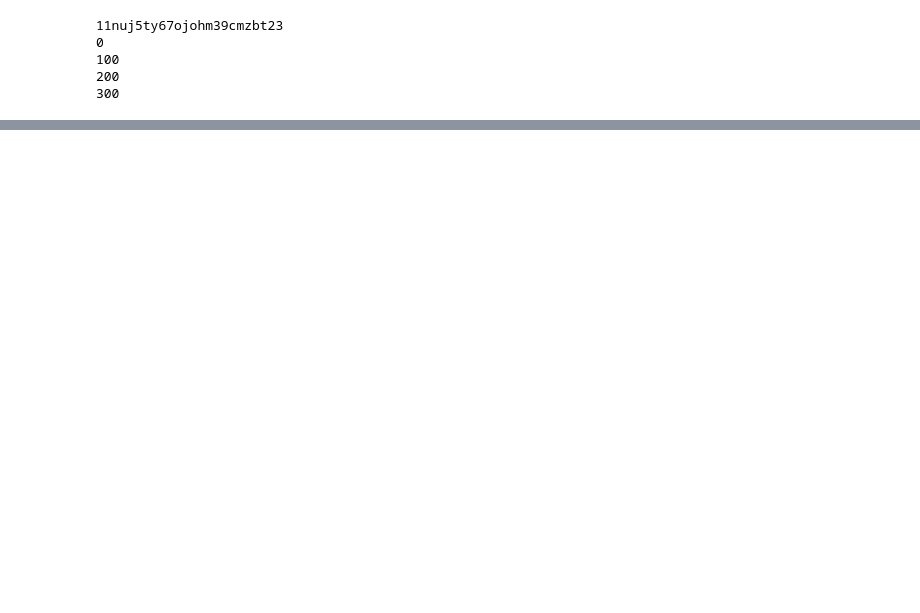
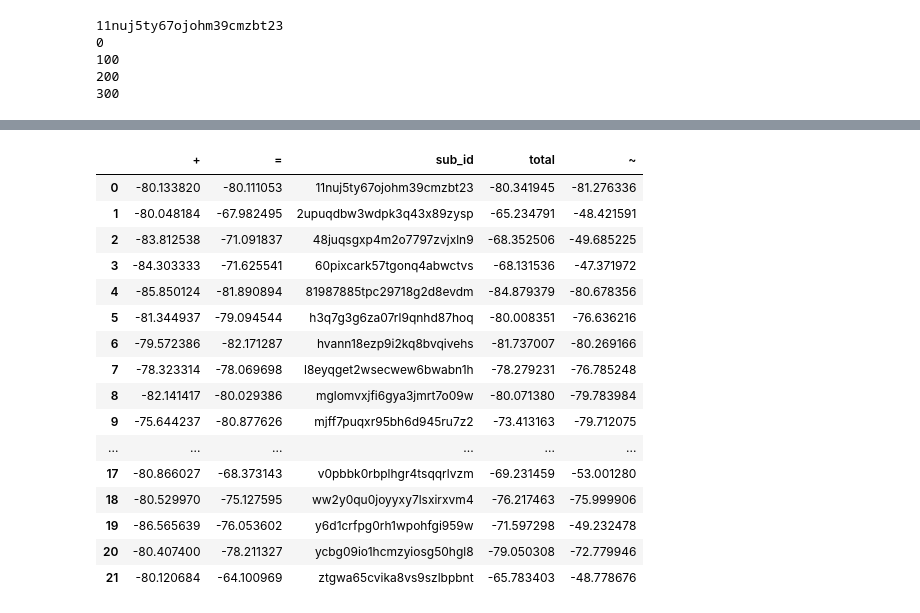
Before and after one commit to NIMH-MLT/SUPREME, a Jupyter notebook: Analysis/Flanker/dev_post_preds.ipynb, the cells around one changed output, grey strips where cells are left out. Cells and saved outputs as stored; diff of their text form; code cells hidden in the pictures; blank space fills up the shorter version.

```diff
--- a/Analysis/Flanker/dev_post_preds.ipynb
+++ b/Analysis/Flanker/dev_post_preds.ipynb
@@ -248,0 +181,3 @@ ppres = pd.DataFrame(ppres)
+# %%
+all_map_scores_df = pd.DataFrame(all_map_scores)
+all_map_scores_df.to_csv('/cogmood/data/derivatives/model_res/map_scores.tsv', index=None, sep='\t')
@@ -248,0 +204,20 @@ ppres = pd.DataFrame(ppres)
+# %%
+all_map_scores_df
+# %% [output]
+|  | + | = | sub_id | total | ~ |
+| 0 | -80.133820 | -80.111053 | 11nuj5ty67ojohm39cmzbt23 | -80.341945 | -81.276336 |
+| 1 | -80.048184 | -67.982495 | 2upuqdbw3wdpk3q43x89zysp | -65.234791 | -48.421591 |
+| 2 | -83.812538 | -71.091837 | 48juqsgxp4m2o7797zvjxln9 | -68.352506 | -49.685225 |
+| 3 | -84.303333 | -71.625541 | 60pixcark57tgonq4abwctvs | -68.131536 | -47.371972 |
+| 4 | -85.850124 | -81.890894 | 81987885tpc29718g2d8evdm | -84.879379 | -80.678356 |
+| 5 | -81.344937 | -79.094544 | h3q7g3g6za07rl9qnhd87hoq | -80.008351 | -76.636216 |
+| 6 | -79.572386 | -82.171287 | hvann18ezp9i2kq8bvqivehs | -81.737007 | -80.269166 |
+| 7 | -78.323314 | -78.069698 | l8eyqget2wsecwew6bwabn1h | -78.279231 | -76.785248 |
+| 8 | -82.141417 | -80.029386 | mglomvxjfi6gya3jmrt7o09w | -80.071380 | -79.783984 |
+| 9 | -75.644237 | -80.877626 | mjff7puqxr95bh6d945ru7z2 | -73.413163 | -79.712075 |
+| ... | ... | ... | ... | ... | ... |
+| 17 | -80.866027 | -68.373143 | v0pbbk0rbplhgr4tsqqrlvzm | -69.231459 | -53.001280 |
+| 18 | -80.529970 | -75.127595 | ww2y0qu0joyyxy7lsxirxvm4 | -76.217463 | -75.999906 |
+| 19 | -86.565639 | -76.053602 | y6d1crfpg0rh1wpohfgi959w | -71.597298 | -49.232478 |
+| 20 | -80.407400 | -78.211327 | ycbg09io1hcmzyiosg50hgl8 | -79.050308 | -72.779946 |
+| 21 | -80.120684 | -64.100969 | ztgwa65cvika8vs9szlbpbnt | -65.783403 | -48.778676 |
```
Also changed, not shown: parts of 12 cells of this notebook.
